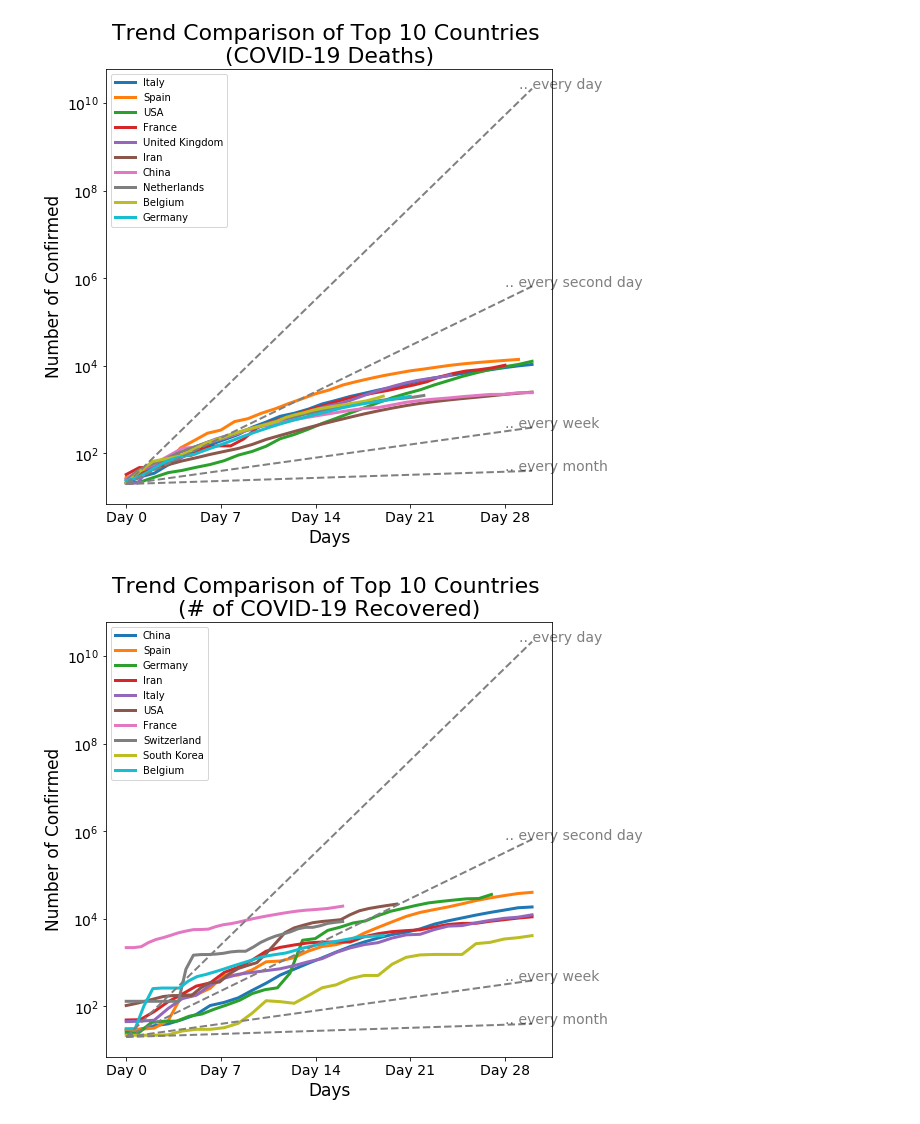
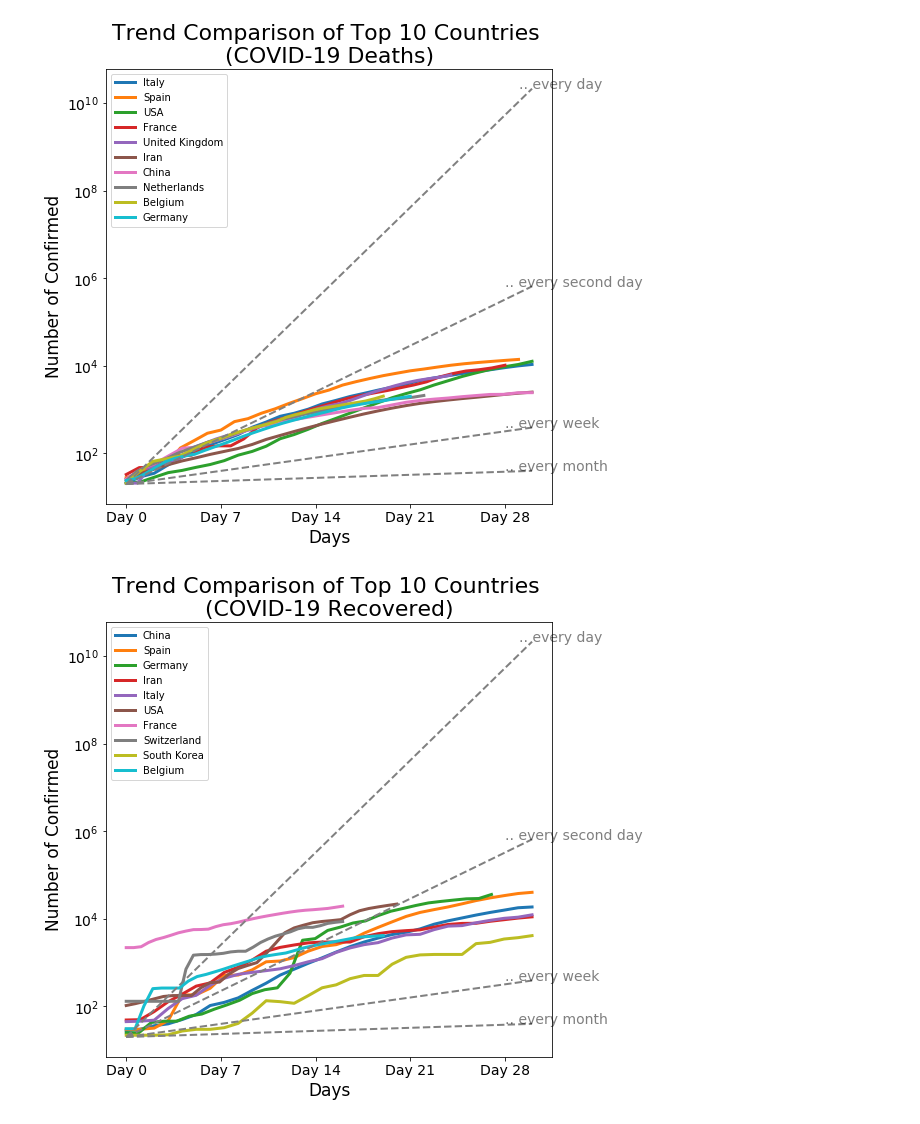
Before and after one commit to Rapter1990/Corona-Virus-Analysis, a Jupyter notebook: corona_log_graph/corona_virus_log_graph.ipynb, the cells around one changed output. Cells and saved outputs as stored; diff of their text form; code cells hidden in the pictures.

```diff
--- a/corona_log_graph/corona_virus_log_graph.ipynb
+++ b/corona_log_graph/corona_virus_log_graph.ipynb
@@ -245,35 +245,35 @@ plt.xticks(np.arange(0,30,7),[ "Day "+str(i) for i in range(30)][::7])
 
 # Reference lines
 x = np.arange(0,31)
 y = 2**(x+np.log2(threshold))
 plt.plot(x,y,"--",linewidth =2,color = "gray")
 plt.annotate(".. every day",(x[-2],y[-1]),xycoords="data",fontsize=14,alpha = 0.5)
 
 x = np.arange(0,31)
 y = 2**(x/2+np.log2(threshold))
 plt.plot(x,y,"--",linewidth =2,color = "gray")
 plt.annotate(".. every second day",(x[-3],y[-1]),xycoords="data",fontsize=14,alpha = 0.5)
 
 x = np.arange(0,31)
 y = 2**(x/7+np.log2(threshold))
 plt.plot(x,y,"--",linewidth =2,color = "gray")
 plt.annotate(".. every week",(x[-3],y[-1]),xycoords="data",fontsize=14,alpha = 0.5)
 
 x = np.arange(0,31)
 y = 2**(x/30+np.log2(threshold))
 plt.plot(x,y,"--",linewidth =2,color = "gray")
 plt.annotate(".. every month",(x[-3],y[-1]),xycoords="data",fontsize=14,alpha = 0.5)
 
 # plot Params
 plt.xlabel("Days",fontsize=17)
 plt.ylabel("Number of Confirmed",fontsize=17)
-plt.title("Trend Comparison of Top 10 Countries \n(# of COVID-19 Recovered)",fontsize=22)
+plt.title("Trend Comparison of Top 10 Countries \n(COVID-19 Recovered)",fontsize=22)
 plt.legend(loc = "upper left")
 plt.yscale("log")
 plt.savefig('images/recovered.png')
 plt.savefig('images/recovered.pdf')
 # %% [output]
-[figure, old version]
+[figure, new version]
 # %%
 # total = sum(i for i in range(1,82))
 # total
```
Also changed, not shown: 4 other files.
